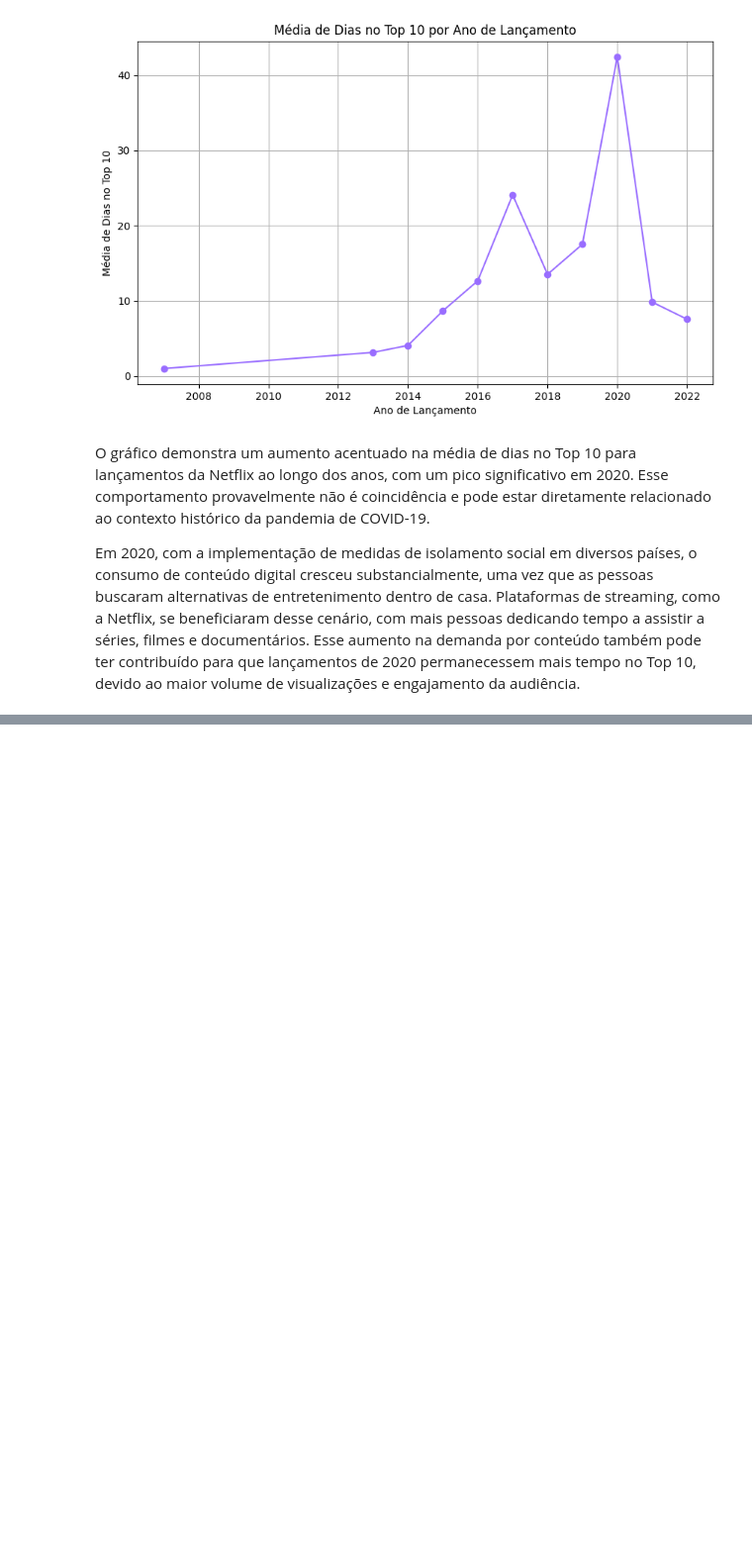
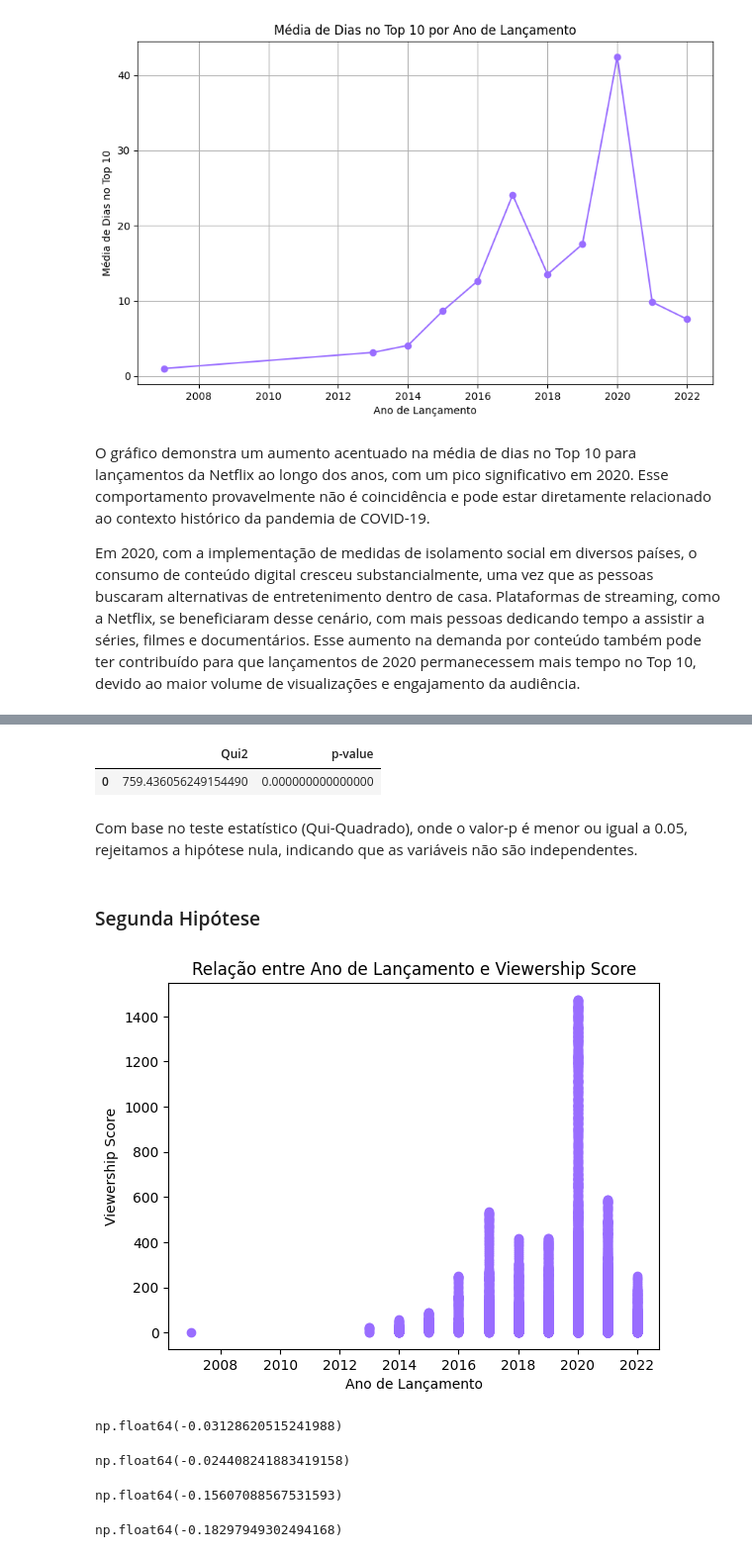
Before and after one commit to mfcstt/ia-challenge-rocketseat, a Jupyter notebook: eda/resolution.ipynb, the cells around one changed output, grey strips where cells are left out. Shown: that part at 99% size. Saved outputs shown, nothing was run; the diff lists cells and outputs as text; code cells hidden in the pictures; blank space fills up the shorter version.

```diff
--- a/eda/resolution.ipynb
+++ b/eda/resolution.ipynb
@@ -198,0 +205,2 @@ Outliers
+# %%
+df_netflix['Netflix Exclusive'] = df_netflix['Netflix Exclusive'].map({'Yes': 1, 'No': 0})
@@ -198,0 +237,34 @@ Outliers
+# %%
+df_chi_scores_netflix_esclusive = pd.DataFrame({'Qui2': score_netflix_exclusive, 'p-value': pv_netflix_exclusive})
+df_chi_scores_netflix_esclusive
+# %% [output]
+|  | Qui2 | p-value |
+| 0 | 759.436056249154490 | 0.000000000000000 |
+# %% [markdown]
+Com base no teste estatístico (Qui-Quadrado), onde o valor-p é menor ou igual a 0.05, rejeitamos a hipótese nula, indicando que as variáveis não são independentes.
+# %% [markdown]
+### Segunda Hipótese
+# %%
+plt.scatter(df_netflix['Release Year'], df_netflix['Viewership Score'], color='#996dff')
+plt.xlabel("Ano de Lançamento")
+plt.ylabel("Viewership Score")
+plt.title("Relação entre Ano de Lançamento e Viewership Score")
+plt.show()
+# %% [output]
+[figure, added]
+# %%
+df_netflix['Viewership Score'].corr(df_netflix['Release Year'])
+# %% [output]
+np.float64(-0.03128620515241988)
+# %%
+df_netflix['Days In Top 10'].corr(df_netflix['Release Year'])
+# %% [output]
+np.float64(-0.024408241883419158)
+# %%
+df_netflix['Viewership Score'].corr(df_netflix['Release Year'], method='spearman')
+# %% [output]
+np.float64(-0.15607088567531593)
+# %%
+df_netflix['Days In Top 10'].corr(df_netflix['Release Year'], method='spearman')
+# %% [output]
+np.float64(-0.18297949302494168)
```
Also changed, not shown: parts of 20 cells of this notebook.
